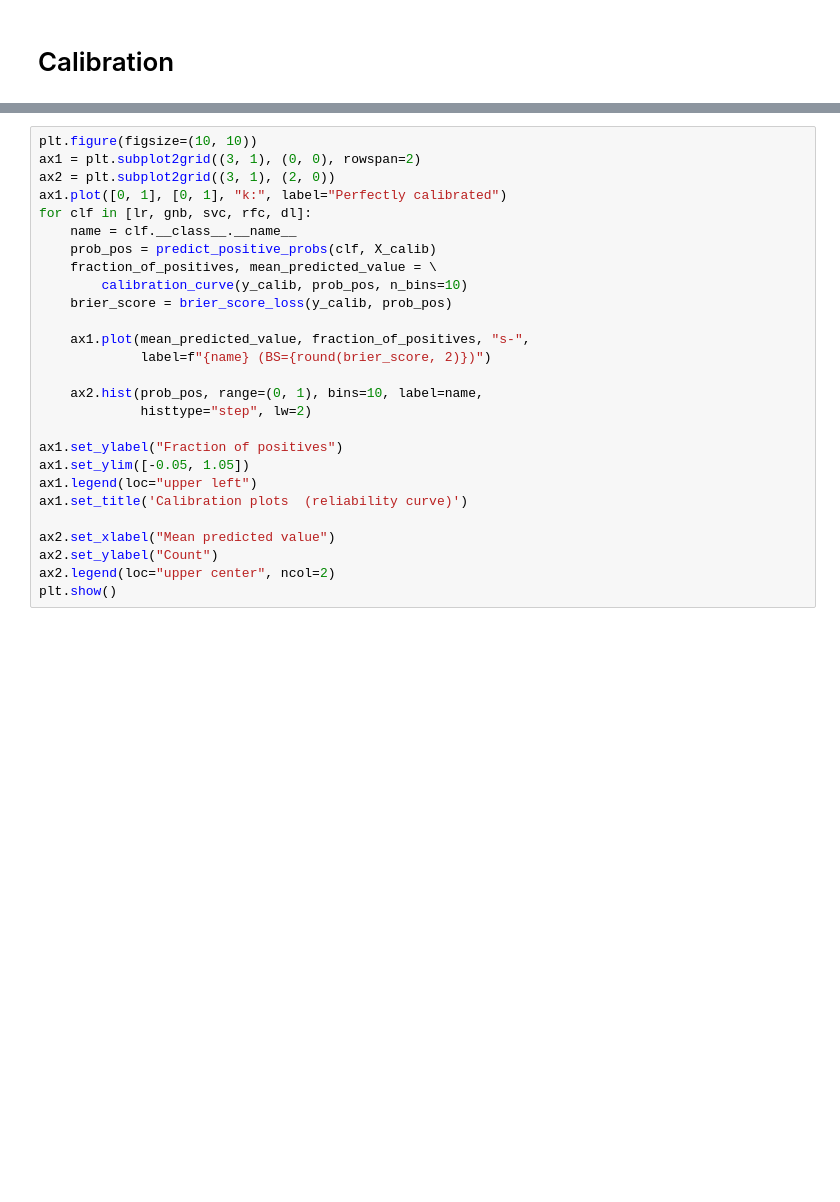
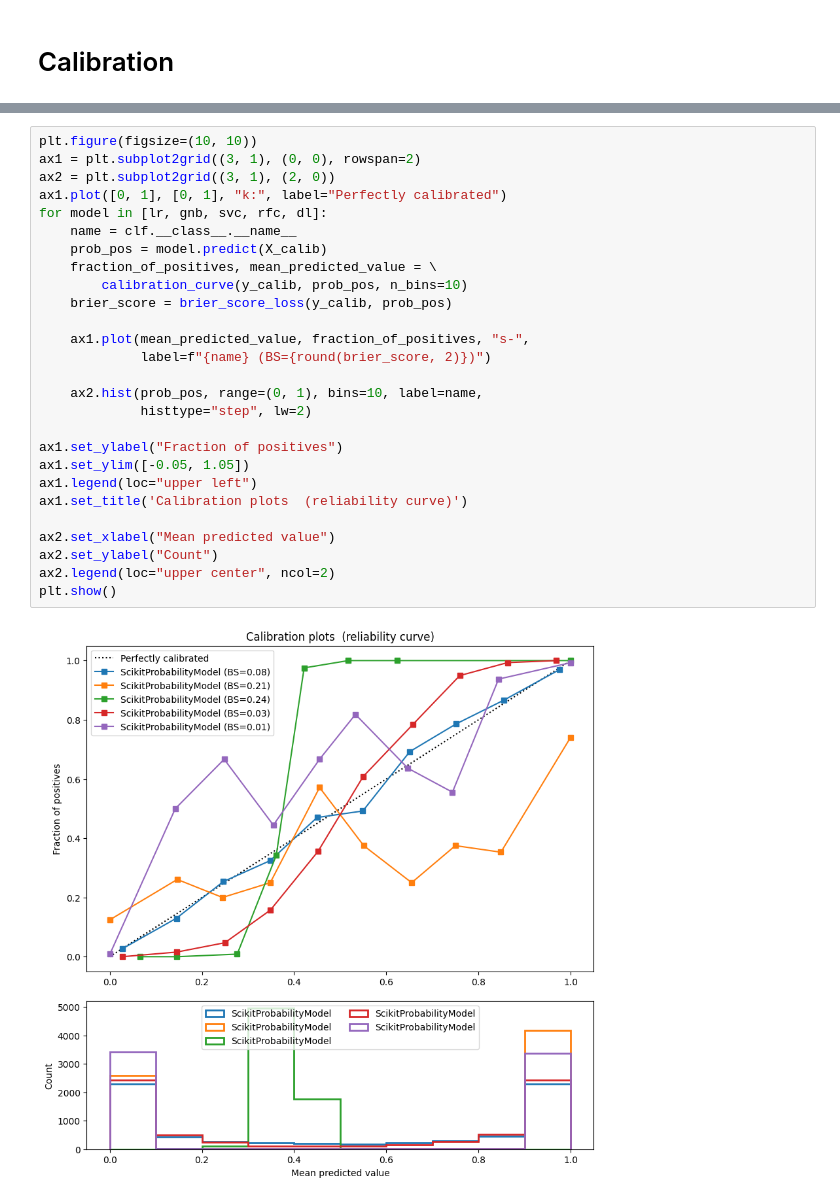
Before and after one commit to wblachowski/models-calibration, a Jupyter notebook: NineOrNein.ipynb, the cells around one changed output, grey strips where cells are left out. Saved outputs shown, nothing was run; the diff lists cells and outputs as text; blank space fills up the shorter version.

```diff
--- a/NineOrNein.ipynb
+++ b/NineOrNein.ipynb
@@ -192,27 +148,29 @@ for clf in [lr, gnb, svc, rfc, dl]:
 # %%
 plt.figure(figsize=(10, 10))
 ax1 = plt.subplot2grid((3, 1), (0, 0), rowspan=2)
 ax2 = plt.subplot2grid((3, 1), (2, 0))
 ax1.plot([0, 1], [0, 1], "k:", label="Perfectly calibrated")
-for clf in [lr, gnb, svc, rfc, dl]:
+for model in [lr, gnb, svc, rfc, dl]:
     name = clf.__class__.__name__
-    prob_pos = predict_positive_probs(clf, X_calib)
+    prob_pos = model.predict(X_calib)
     fraction_of_positives, mean_predicted_value = \
         calibration_curve(y_calib, prob_pos, n_bins=10)
     brier_score = brier_score_loss(y_calib, prob_pos)
 
     ax1.plot(mean_predicted_value, fraction_of_positives, "s-",
              label=f"{name} (BS={round(brier_score, 2)})")
 
     ax2.hist(prob_pos, range=(0, 1), bins=10, label=name,
              histtype="step", lw=2)
 
 ax1.set_ylabel("Fraction of positives")
 ax1.set_ylim([-0.05, 1.05])
 ax1.legend(loc="upper left")
 ax1.set_title('Calibration plots  (reliability curve)')
 
 ax2.set_xlabel("Mean predicted value")
 ax2.set_ylabel("Count")
 ax2.legend(loc="upper center", ncol=2)
 plt.show()
+# %% [output]
+[figure, added]
```
Also changed, not shown: parts of 9 cells of this notebook.
